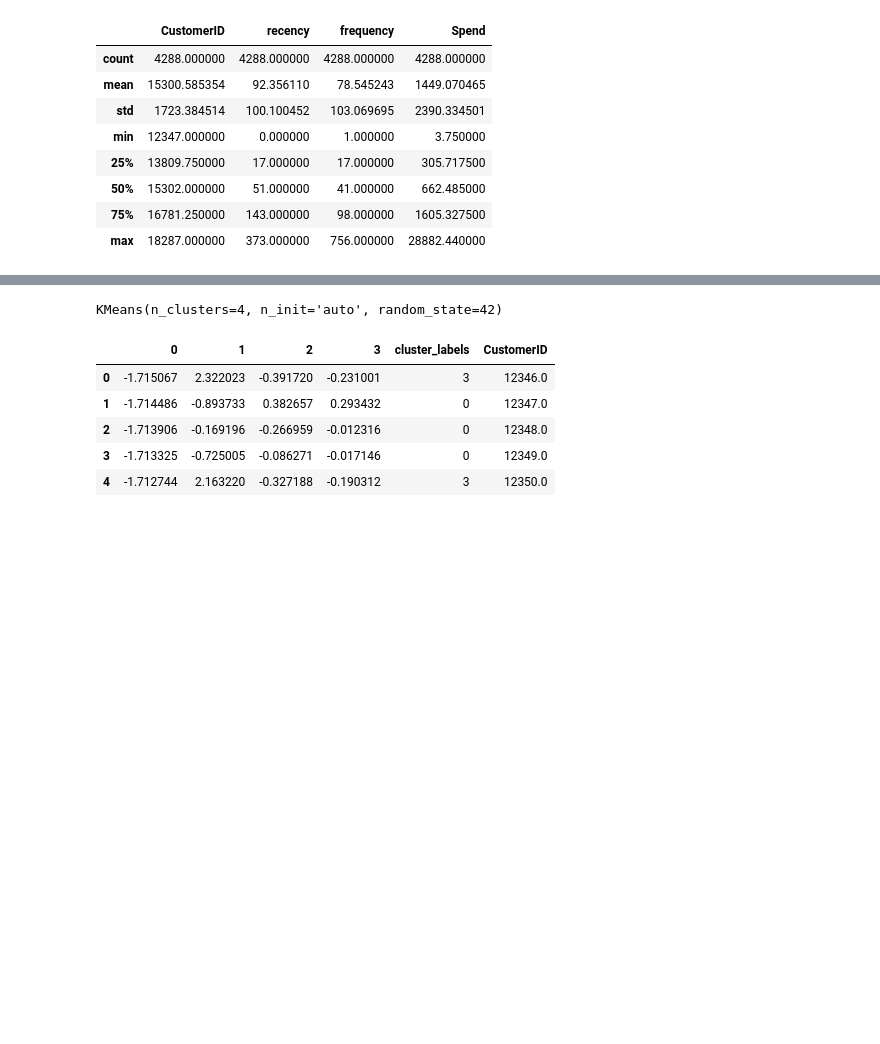
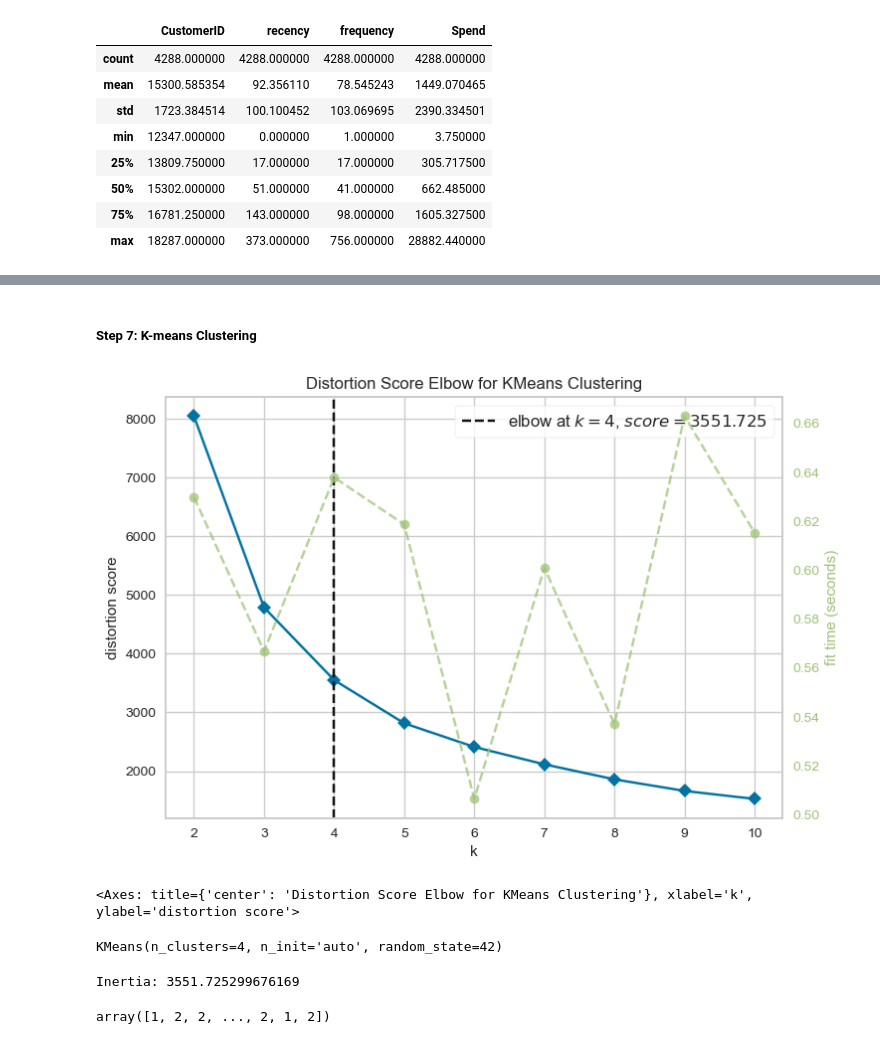
Before and after one commit to moyinajayi/Retail_customer_Clustering, a Jupyter notebook: OnlineSales.ipynb, the cells around one changed output, grey strips where cells are left out. Drawn from its saved outputs; the diff is of its cells as text; code cells hidden in the pictures; blank space fills up the shorter version.

```diff
--- a/OnlineSales.ipynb
+++ b/OnlineSales.ipynb
@@ -457,9 +463,11 @@ rfs.describe()
 # %%
 from sklearn.preprocessing import StandardScaler
+X=rfs.iloc[:,1:]
 
 scaler = StandardScaler()
-scaled_RFS = rfs[['recency','frequency','Spend']]
-scaled_RFS = scaler.fit_transform(scaled_RFS)
-scaled_RFS = pd.DataFrame(scaled_RFS)
-scaled_RFS.head(5)
+#scaled_RFS = rfs[['recency','frequency','Spend']]
+X = scaler.fit_transform(X)
+#scaled_RFS = pd.DataFrame(scaled_RFS)
+#scaled_RFS.head(5)
+X
 # %% [output]
@@ -475,5 +484,5 @@ from sklearn.cluster import KMeans
 inertia = []
 for k in range(1, 11):
     kmeans = KMeans(n_clusters=k, random_state=42)
-    kmeans.fit(scaled_RFS)
+    kmeans.fit(X)
     inertia.append(kmeans.inertia_)
@@ -487 +499,24 @@ plt.show()
+# %% [markdown]
+##### Step 7: K-means Clustering
+# %%
+from yellowbrick.cluster import KElbowVisualizer
+from sklearn.cluster import KMeans
+
+# Convert feature names to string type
+#scaled_RFS.columns = scaled_RFS.columns.astype(str)
+
+# Instantiate the KMeans model
+model = KMeans()
+
+# Instantiate the KElbowVisualizer with the KMeans model
+visualizer = KElbowVisualizer(model, k=(2,11)) # Range of k values to try
+
+# Fit the visualizer to the data
+visualizer.fit(X)
+
+# Finalize and render the figure
+visualizer.show()
+# %% [output]
+[figure, added]
+<Axes: title={'center': 'Distortion Score Elbow for KMeans Clustering'}, xlabel='k', ylabel='distortion score'>
 # %%
@@ -490,13 +528,10 @@ kmeans_cluster.fit(scaled_RFS)
 # %% [output]
 KMeans(n_clusters=4, n_init='auto', random_state=42)
-# %%
-scaled_RFS['cluster_labels'] = kmeans_cluster.labels_
-scaled_RFS['CustomerID'] = merged_rfs['CustomerID']
-scaled_RFS.head()
-# %% [output]
-|  | 0 | 1 | 2 | 3 | cluster_labels | CustomerID |
-| 0 | -1.715067 | 2.322023 | -0.391720 | -0.231001 | 3 | 12346.0 |
-| 1 | -1.714486 | -0.893733 | 0.382657 | 0.293432 | 0 | 12347.0 |
-| 2 | -1.713906 | -0.169196 | -0.266959 | -0.012316 | 0 | 12348.0 |
-| 3 | -1.713325 | -0.725005 | -0.086271 | -0.017146 | 0 | 12349.0 |
-| 4 | -1.712744 | 2.163220 | -0.327188 | -0.190312 | 3 | 12350.0 |
+# %%
+print("Inertia:", kmeans.inertia_)
+# %% [output]
+Inertia: 3551.725299676169
+# %%
+kmeans.predict(X)
+# %% [output]
+array([1, 2, 2, ..., 2, 1, 2])
```
Also changed, not shown: parts of 18 cells of this notebook.
